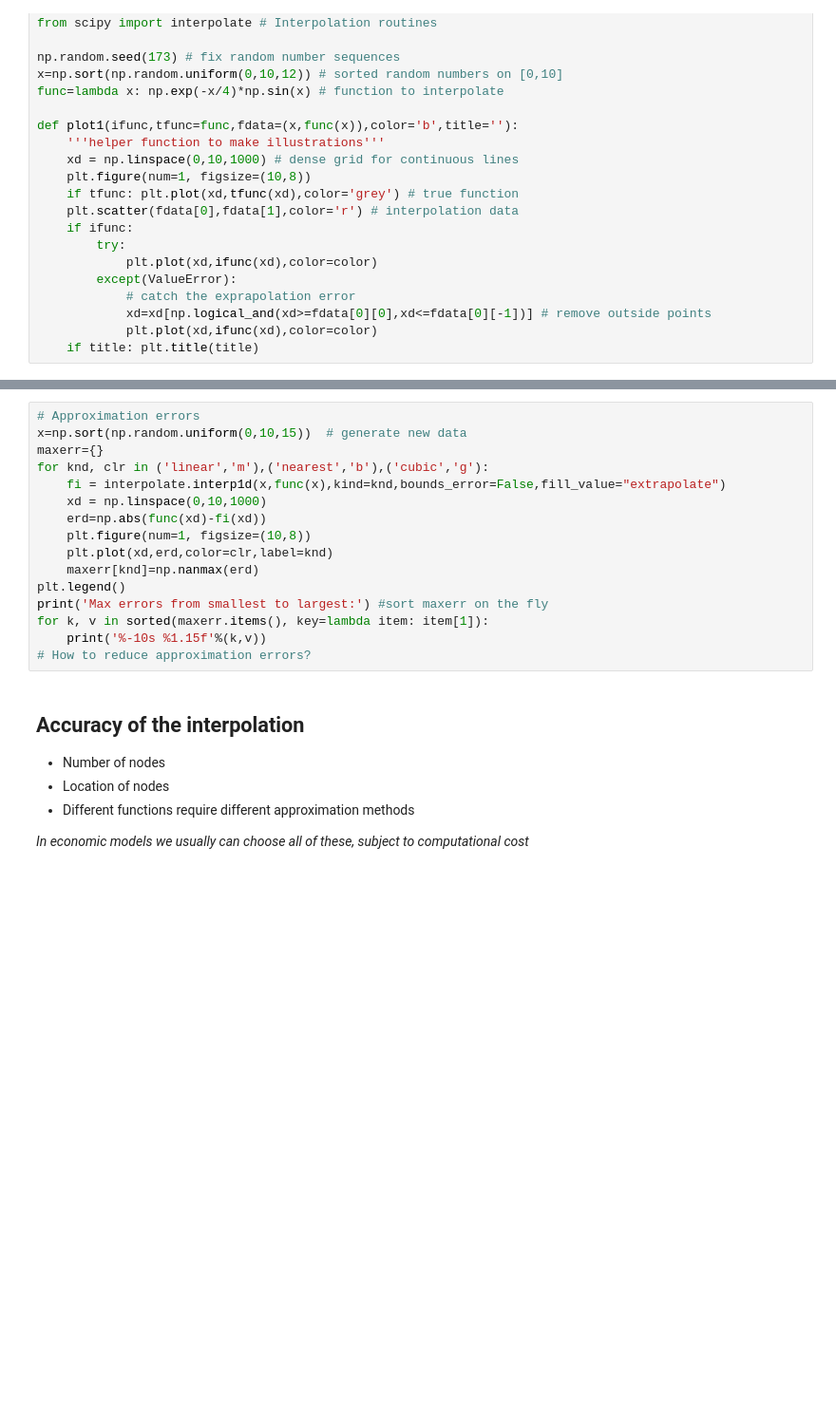
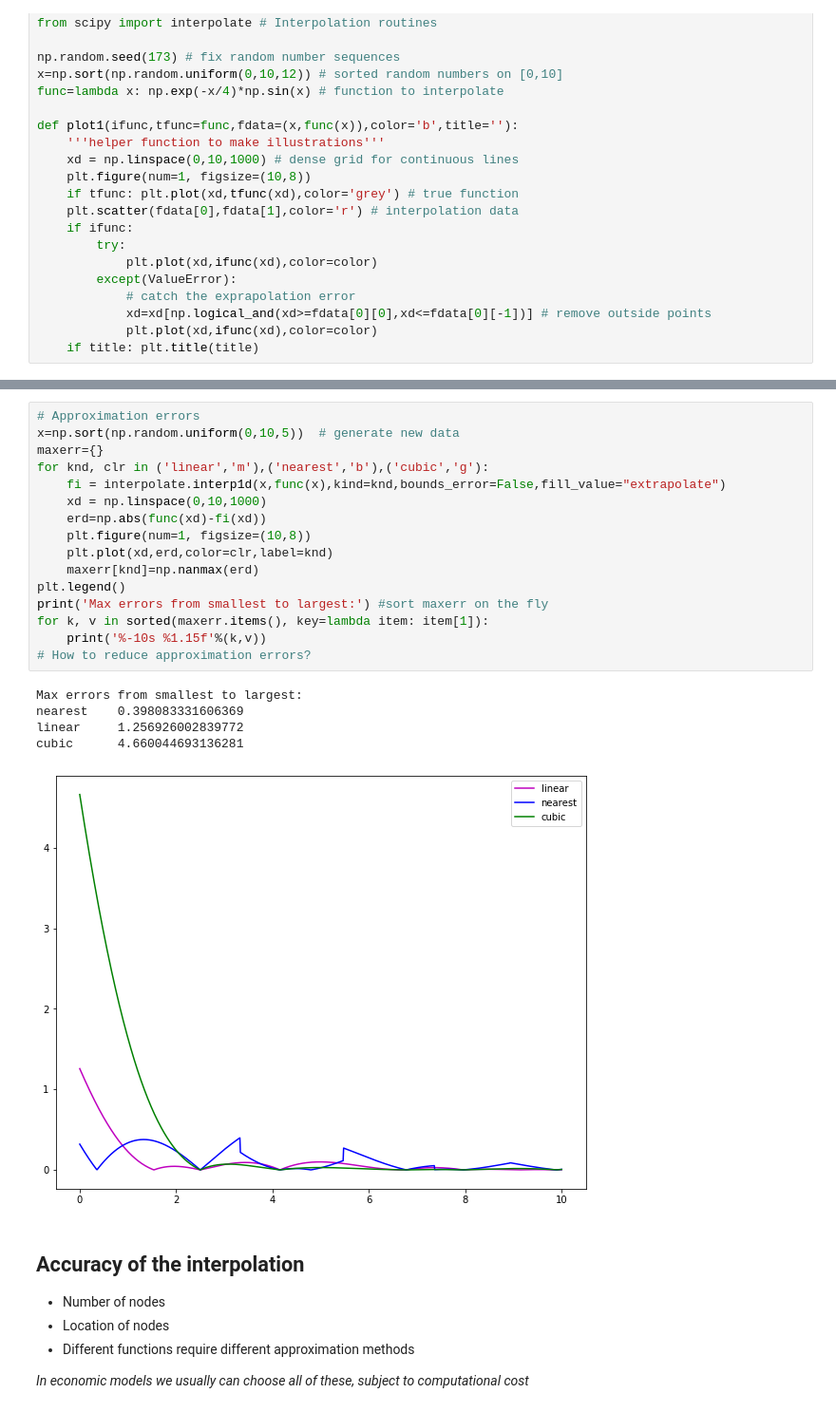
Before and after one commit to CompEconCourse/CourseMaterials, a Jupyter notebook: lec5_deaton.ipynb, the cells around one changed output, grey strips where cells are left out. Shown at 95% size. Cells and saved outputs as stored; diff of their text form; blank space fills up the shorter version.

```diff
--- a/lec5_deaton.ipynb
+++ b/lec5_deaton.ipynb
@@ -332,19 +341,25 @@ for knd, clr in ('linear','m'),('nearest','b'),('cubic','g'):
 # %%
 # Approximation errors
-x=np.sort(np.random.uniform(0,10,15))  # generate new data
+x=np.sort(np.random.uniform(0,10,5))  # generate new data
 maxerr={}
 for knd, clr in ('linear','m'),('nearest','b'),('cubic','g'):
     fi = interpolate.interp1d(x,func(x),kind=knd,bounds_error=False,fill_value="extrapolate")
     xd = np.linspace(0,10,1000)
     erd=np.abs(func(xd)-fi(xd))
     plt.figure(num=1, figsize=(10,8))
     plt.plot(xd,erd,color=clr,label=knd)
     maxerr[knd]=np.nanmax(erd)
 plt.legend()
 print('Max errors from smallest to largest:') #sort maxerr on the fly
 for k, v in sorted(maxerr.items(), key=lambda item: item[1]):
     print('%-10s %1.15f'%(k,v))
 # How to reduce approximation errors?
+# %% [output]
+Max errors from smallest to largest:
+nearest    0.398083331606369
+linear     1.256926002839772
+cubic      4.660044693136281
+[figure, added]
 # %% [markdown]
 ## Accuracy of the interpolation
 
```
Also changed, not shown: parts of 22 cells of this notebook, 1 other file.
